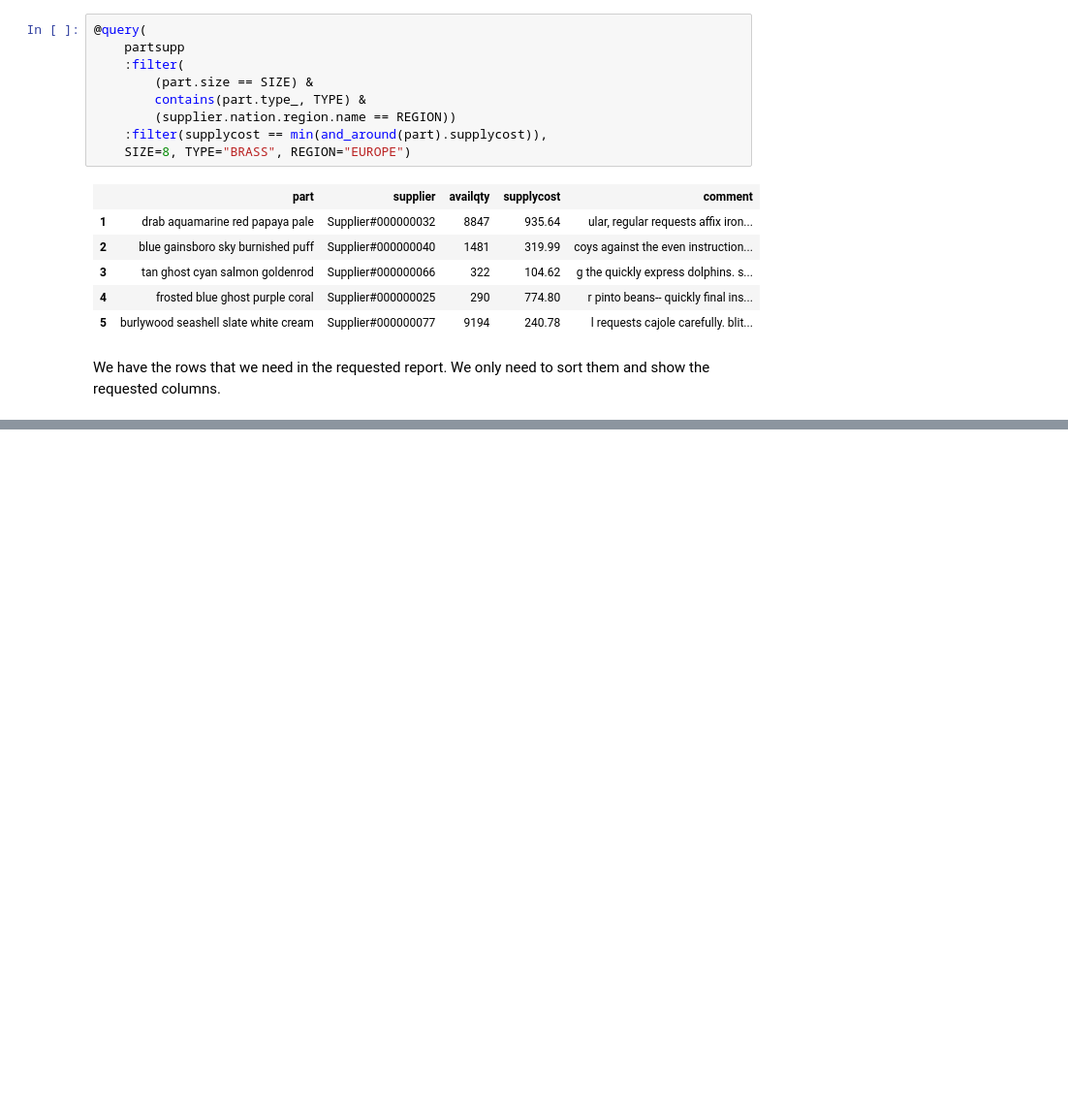
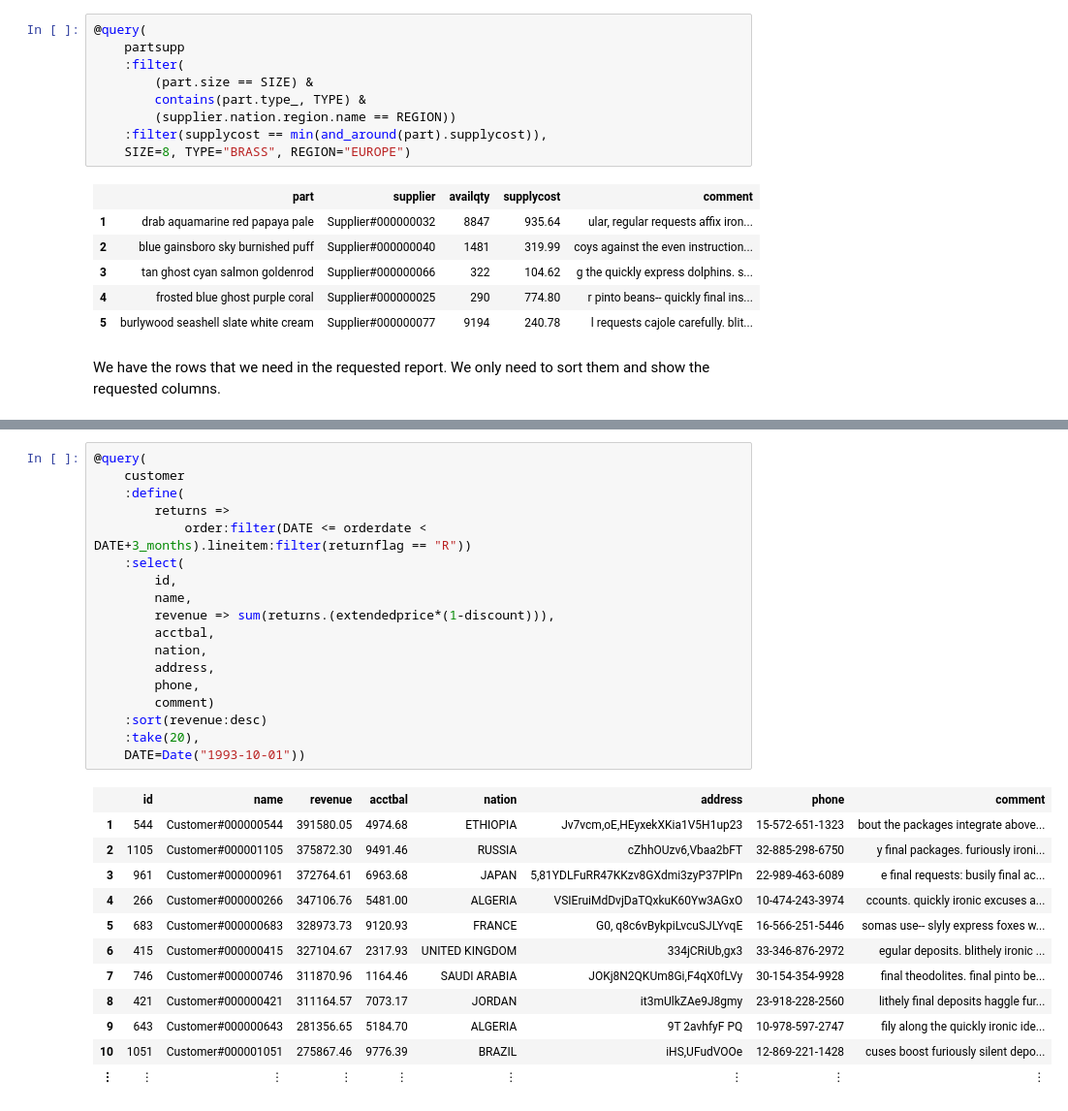
Before and after one commit to rbt-lang/rbt-proto, a Jupyter notebook: jl/demo/tpch-queries.ipynb, the cells around one changed output, grey strips where cells are left out. Shown: that part at 97% size. Drawn from its saved outputs; the diff is of its cells as text; blank space fills up the shorter version.

```diff
--- a/jl/demo/tpch-queries.ipynb
+++ b/jl/demo/tpch-queries.ipynb
@@ -403,0 +897,31 @@ We have the rows that we need in the requested report.  We only need to sort the
+# %%
+@query(
+    customer
+    :define(
+        returns =>
+            order:filter(DATE <= orderdate < DATE+3_months).lineitem:filter(returnflag == "R"))
+    :select(
+        id,
+        name,
+        revenue => sum(returns.(extendedprice*(1-discount))),
+        acctbal,
+        nation,
+        address,
+        phone,
+        comment)
+    :sort(revenue:desc)
+    :take(20),
+    DATE=Date("1993-10-01"))
+# %% [output]
+|  | id | name | revenue | acctbal | nation | address | phone | comment |
+| 1 | 544 | Customer#000000544 | 391580.05 | 4974.68 | ETHIOPIA | Jv7vcm,oE,HEyxekXKia1V5H1up23 | 15-572-651-1323 | bout the packages integrate above... |
+| 2 | 1105 | Customer#000001105 | 375872.30 | 9491.46 | RUSSIA | cZhhOUzv6,Vbaa2bFT | 32-885-298-6750 | y final packages. furiously ironi... |
+| 3 | 961 | Customer#000000961 | 372764.61 | 6963.68 | JAPAN | 5,81YDLFuRR47KKzv8GXdmi3zyP37PlPn | 22-989-463-6089 | e final requests: busily final ac... |
+| 4 | 266 | Customer#000000266 | 347106.76 | 5481.00 | ALGERIA | VSIEruiMdDvjDaTQxkuK60Yw3AGxO | 10-474-243-3974 | ccounts. quickly ironic excuses a... |
+| 5 | 683 | Customer#000000683 | 328973.73 | 9120.93 | FRANCE | G0, q8c6vBykpiLvcuSJLYvqE | 16-566-251-5446 | somas use-- slyly express foxes w... |
+| 6 | 415 | Customer#000000415 | 327104.67 | 2317.93 | UNITED KINGDOM | 334jCRiUb,gx3 | 33-346-876-2972 | egular deposits. blithely ironic ... |
+| 7 | 746 | Customer#000000746 | 311870.96 | 1164.46 | SAUDI ARABIA | JOKj8N2QKUm8Gi,F4qX0fLVy | 30-154-354-9928 | final theodolites. final pinto be... |
+| 8 | 421 | Customer#000000421 | 311164.57 | 7073.17 | JORDAN | it3mUlkZAe9J8gmy | 23-918-228-2560 | lithely final deposits haggle fur... |
+| 9 | 643 | Customer#000000643 | 281356.65 | 5184.70 | ALGERIA | 9T 2avhfyF PQ | 10-978-597-2747 | fily along the quickly ironic ide... |
+| 10 | 1051 | Customer#000001051 | 275867.46 | 9776.39 | BRAZIL | iHS,UFudVOOe | 12-869-221-1428 | cuses boost furiously silent depo... |
+| ⋮ | ⋮ | ⋮ | ⋮ | ⋮ | ⋮ | ⋮ | ⋮ | ⋮ |
```
Also changed, not shown: parts of 27 cells of this notebook, 3 other files.
